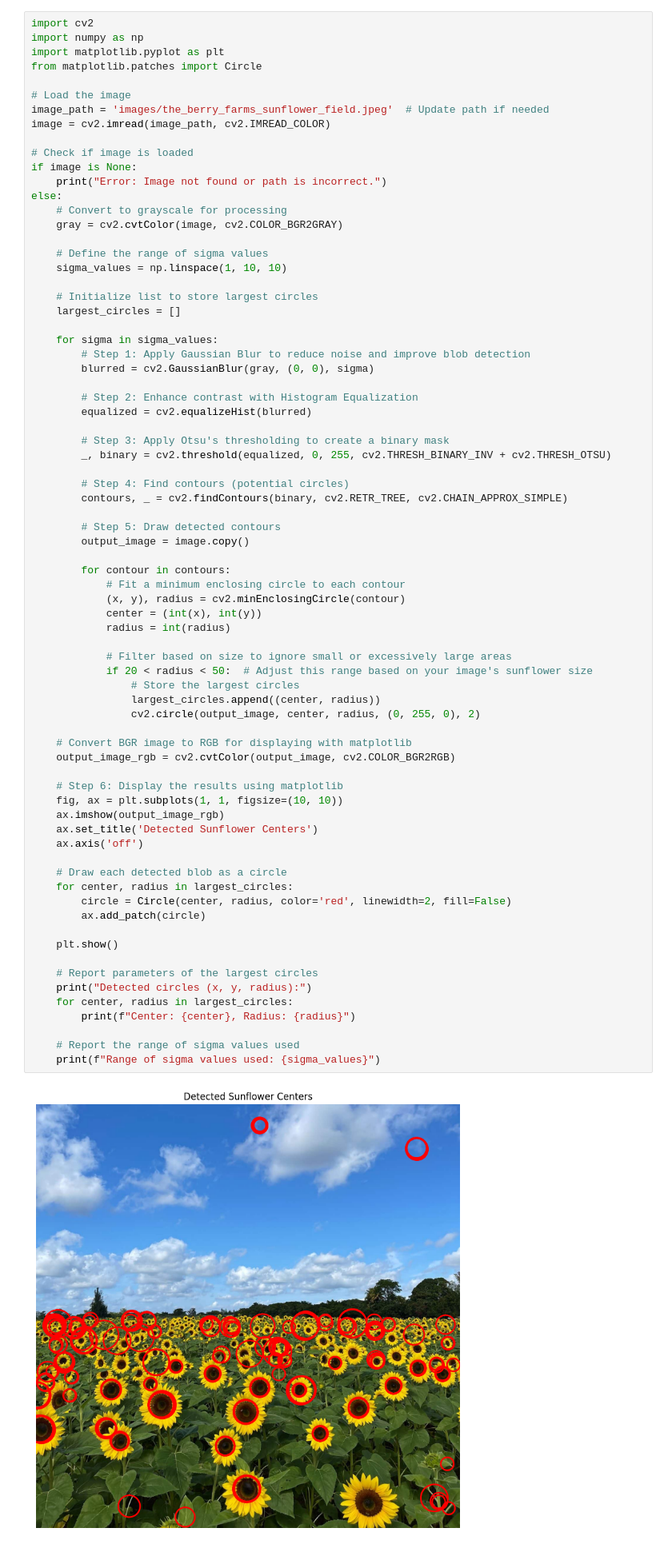
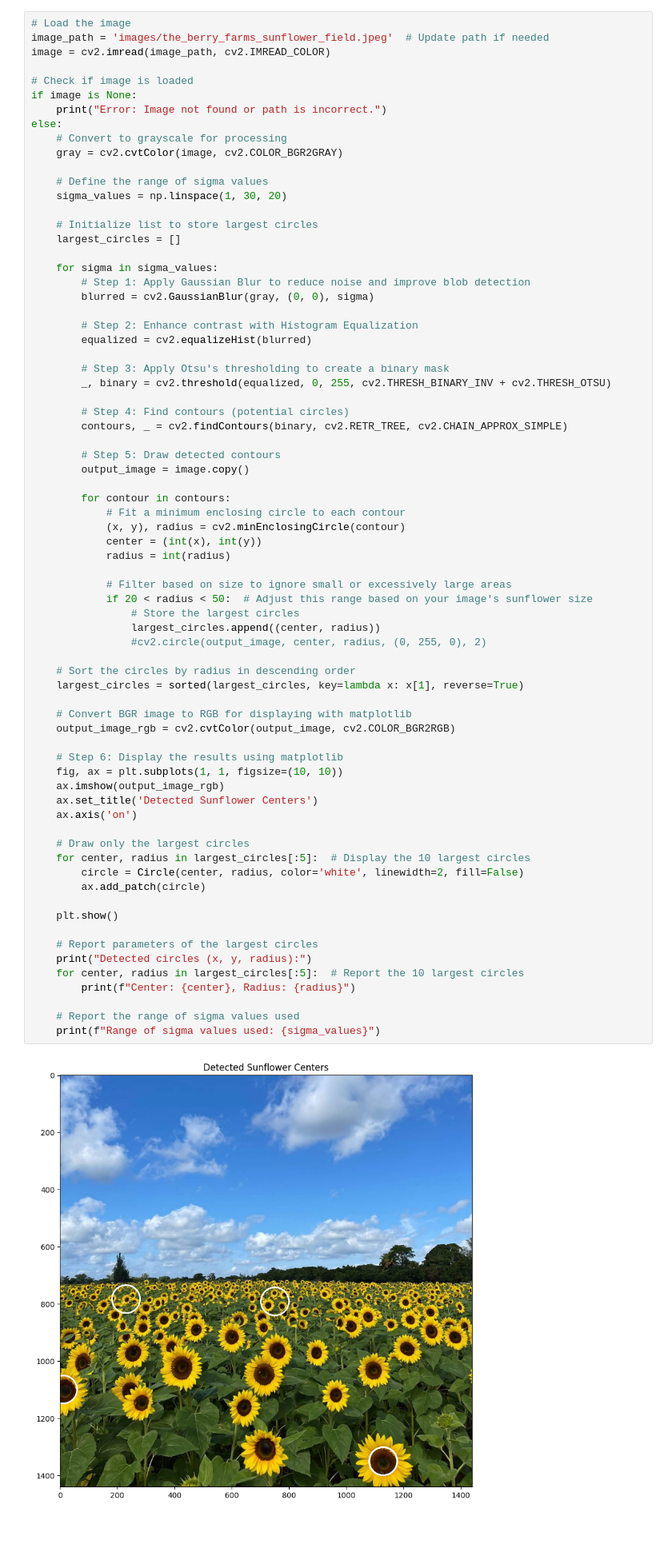
Before and after one commit to LahiruCooray/EN3160-assignment-2-on-fitting-and-alignment, a Jupyter notebook: EN3160_Assignment_2_on_Fitting_and_Alignment.ipynb, the cells around one changed output. Shown at 80% size. Saved outputs shown, nothing was run; the diff lists cells and outputs as text.

```diff
--- a/EN3160_Assignment_2_on_Fitting_and_Alignment.ipynb
+++ b/EN3160_Assignment_2_on_Fitting_and_Alignment.ipynb
@@ -85,11 +85,6 @@ Center: (859, 748), Radius: 28
 Center: (324, 735), Radius: 33
 Center: (1292, 148), Radius: 34
 # %%
-import cv2
-import numpy as np
-import matplotlib.pyplot as plt
-from matplotlib.patches import Circle
-
 # Load the image
 image_path = 'images/the_berry_farms_sunflower_field.jpeg'  # Update path if needed
 image = cv2.imread(image_path, cv2.IMREAD_COLOR)
@@ -102,7 +97,7 @@ else:
     gray = cv2.cvtColor(image, cv2.COLOR_BGR2GRAY)
 
     # Define the range of sigma values
-    sigma_values = np.linspace(1, 10, 10)
+    sigma_values = np.linspace(1, 30, 20)
 
     # Initialize list to store largest circles
     largest_circles = []
@@ -126,38 +121,41 @@ else:
         for contour in contours:
             # Fit a minimum enclosing circle to each contour
             (x, y), radius = cv2.minEnclosingCircle(contour)
             center = (int(x), int(y))
             radius = int(radius)
 
             # Filter based on size to ignore small or excessively large areas
             if 20 < radius < 50:  # Adjust this range based on your image's sunflower size
                 # Store the largest circles
                 largest_circles.append((center, radius))
-                cv2.circle(output_image, center, radius, (0, 255, 0), 2)
+                #cv2.circle(output_image, center, radius, (0, 255, 0), 2)
+
+    # Sort the circles by radius in descending order
+    largest_circles = sorted(largest_circles, key=lambda x: x[1], reverse=True)
 
     # Convert BGR image to RGB for displaying with matplotlib
     output_image_rgb = cv2.cvtColor(output_image, cv2.COLOR_BGR2RGB)
 
     # Step 6: Display the results using matplotlib
     fig, ax = plt.subplots(1, 1, figsize=(10, 10))
     ax.imshow(output_image_rgb)
     ax.set_title('Detected Sunflower Centers')
-    ax.axis('off')
+    ax.axis('on')
 
-    # Draw each detected blob as a circle
-    for center, radius in largest_circles:
-        circle = Circle(center, radius, color='red', linewidth=2, fill=False)
+    # Draw only the largest circles
+    for center, radius in largest_circles[:5]:  # Display the 10 largest circles
+        circle = Circle(center, radius, color='white', linewidth=2, fill=False)
         ax.add_patch(circle)
 
     plt.show()
 
     # Report parameters of the largest circles
     print("Detected circles (x, y, radius):")
-    for center, radius in largest_circles:
+    for center, radius in largest_circles[:5]:  # Report the 10 largest circles
         print(f"Center: {center}, Radius: {radius}")
 
     # Report the range of sigma values used
     print(f"Range of sigma values used: {sigma_values}")
 # %% [output]
-[figure, old version]
+[figure, new version]
 Detected circles (x, y, radius):
```
Also changed, not shown: parts of 1 cell of this notebook.
